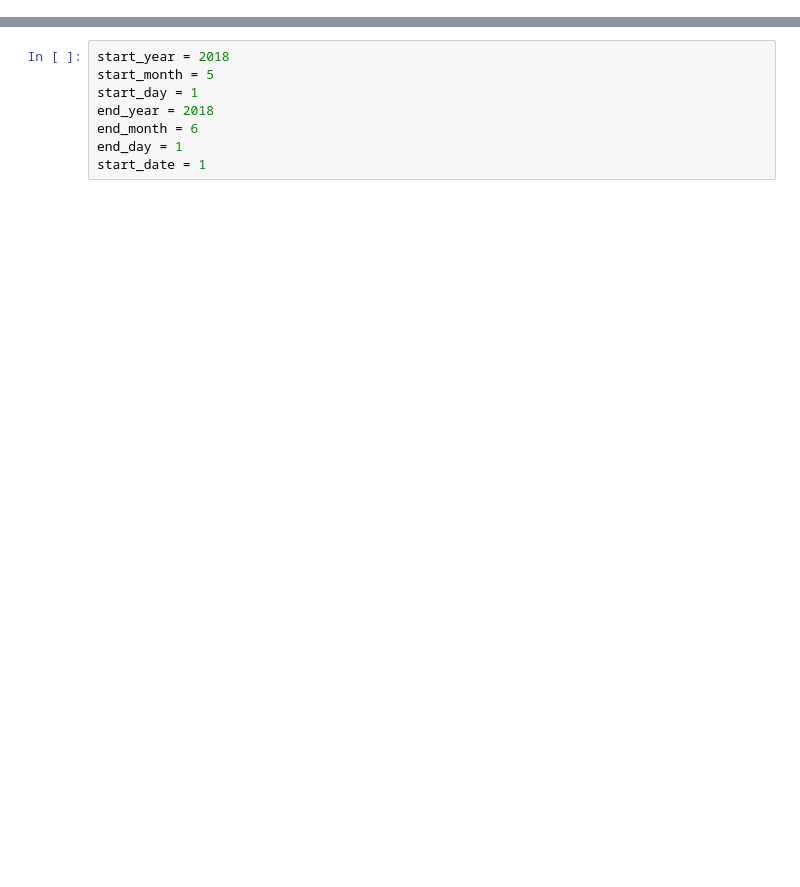
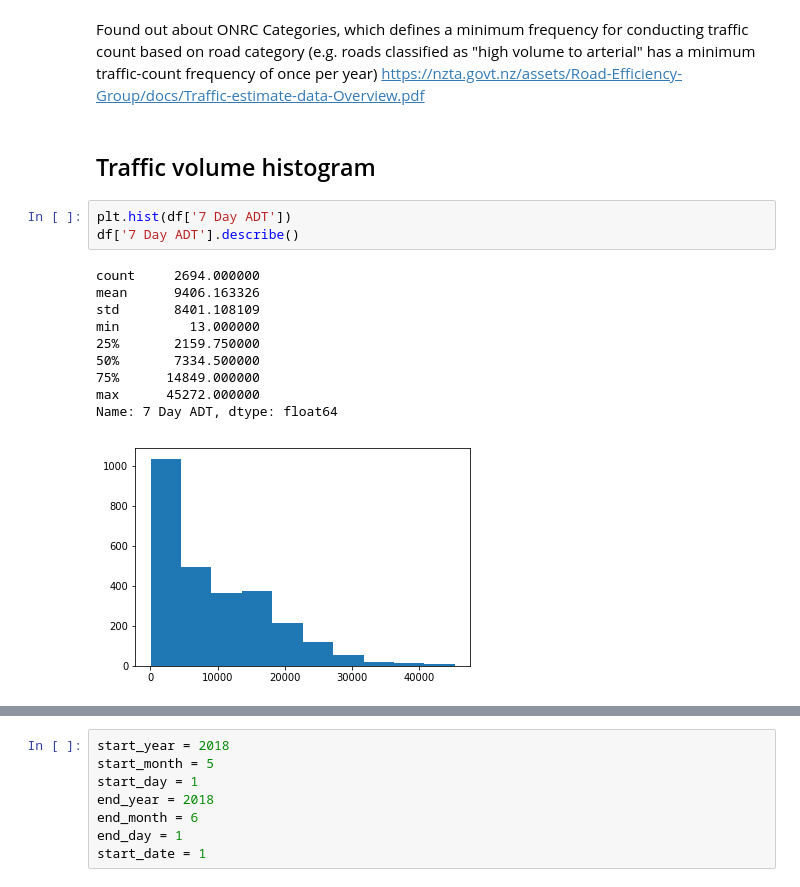
Before and after one commit to klin059/Auckland_traffic_analysis, a Jupyter notebook: 2_Interactive_visualization.ipynb, the cells around one changed output, grey strips where cells are left out. Drawn from its saved outputs; the diff is of its cells as text; blank space fills up the shorter version.

```diff
--- a/2_Interactive_visualization.ipynb
+++ b/2_Interactive_visualization.ipynb
@@ -59,0 +129,19 @@ memory usage: 463.2+ KB
+# %% [markdown]
+Found out about ONRC Categories, which defines a minimum frequency for conducting traffic count based on road category (e.g. roads classified as "high volume to arterial" has a minimum traffic-count frequency of once per year)
+https://nzta.govt.nz/assets/Road-Efficiency-Group/docs/Traffic-estimate-data-Overview.pdf
+# %% [markdown]
+## Traffic volume histogram
+# %%
+plt.hist(df['7 Day ADT'])
+df['7 Day ADT'].describe()
+# %% [output]
+count     2694.000000
+mean      9406.163326
+std       8401.108109
+min         13.000000
+25%       2159.750000
+50%       7334.500000
+75%      14849.000000
+max      45272.000000
+Name: 7 Day ADT, dtype: float64
+[figure, added]
```
Also changed, not shown: parts of 31 cells of this notebook, 4 other files.
